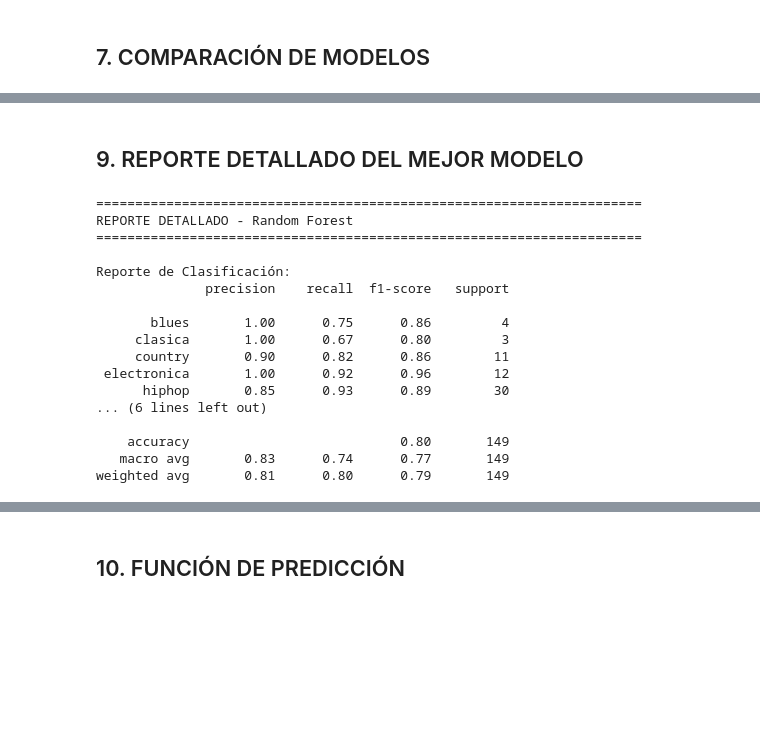
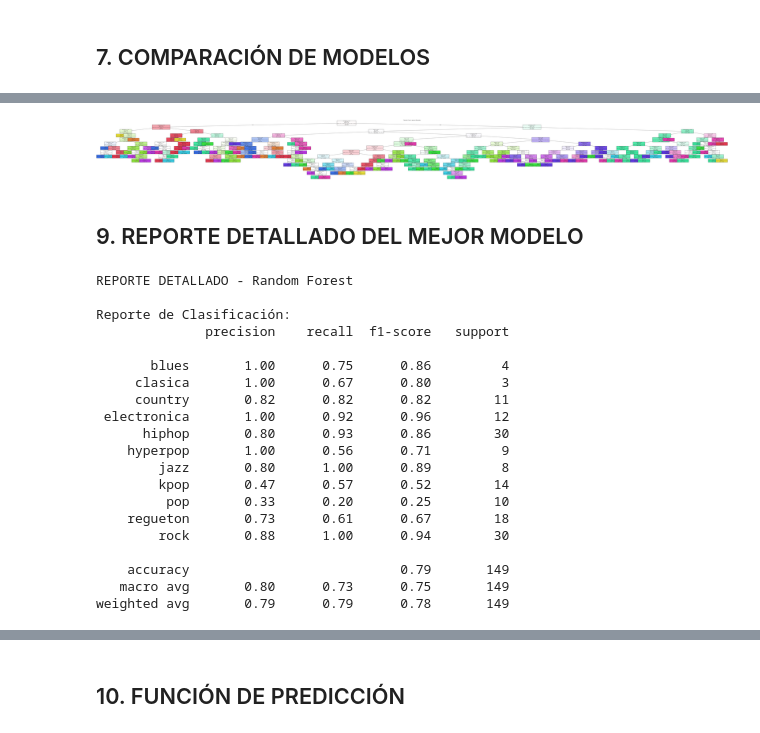
Before and after one commit to GabrielBellesi-edu/AA_generos_musicales, a Jupyter notebook: notebooks/05-Entrenamiento-modelos.ipynb, the cells around one changed output, grey strips where cells are left out. Saved outputs shown, nothing was run; the diff lists cells and outputs as text; code cells hidden in the pictures; blank space fills up the shorter version.

```diff
--- a/notebooks/05-Entrenamiento-modelos.ipynb
+++ b/notebooks/05-Entrenamiento-modelos.ipynb
@@ -69,25 +162,16 @@ Géneros únicos: ['blues' 'clasica' 'country' 'electronica' 'hiphop' 'hyperpop'
 # %% [markdown]
 ## 4. DIVISIÓN DE DATOS
 # %%
-# ============================================================================
-# 4. DIVISIÓN DE DATOS
-# ============================================================================
-print("\nDividiendo datos en entrenamiento y prueba...")
-
 X_train, X_test, y_train, y_test = train_test_split(
-    X, y_encoded, test_size=0.2, random_state=42, stratify=y_encoded
+    X, y_encoded,
+    test_size=0.2,
+    random_state=42,
+    stratify=y_encoded
 )
 
-print(f"Conjunto de entrenamiento: {X_train.shape[0]} muestras")
-print(f"Conjunto de prueba: {X_test.shape[0]} muestras")
-
-
-# Mostrar la distribución con nombres de géneros
-generos = label_encoder.classes_
-
-print("\nDistribución de géneros en entrenamiento:")
+print(f"{X_train.shape[0]} muestras de entrenamiento. \nDistribución de géneros:")
 print(pd.Series(label_encoder.inverse_transform(y_train)).value_counts())
 
-print("\nDistribución de géneros en prueba:")
+print(f"\n{X_test.shape[0]} muestras de prueba. \nDistribución de géneros:")
 print(pd.Series(label_encoder.inverse_transform(y_test)).value_counts())
 # %% [output]
@@ -482,30 +610,53 @@ Generando comparación de kernels SVM...
+# %%
+from sklearn import tree
+import matplotlib.pyplot as plt
+
+# Recuperar el modelo desde tu diccionario
+mejor_modelo = resultados['Random Forest']['modelo']
+
+# Tomar un árbol individual del bosque (por ejemplo, el primero)
+arbol = mejor_modelo.estimators_[0]
+
+# Crear figura
+plt.figure(figsize=(128, 12))
+tree.plot_tree(
+    arbol,
+    feature_names=X.columns,              # columnas de tus features
+    class_names=label_encoder.classes_,   # nombres de las clases
+    filled=True,
+    rounded=True,
+    fontsize=8
+)
+plt.title("Random Forest - generos Musicales")
+plt.savefig('../reports/figures/05-random-forest-generos-musicales.png', dpi=300, bbox_inches='tight')
+plt.show()
+# %% [output]
+[figure, added]
 # %% [markdown]
 ## 9. REPORTE DETALLADO DEL MEJOR MODELO
 # %%
-# ============================================================================
-# 9. REPORTE DETALLADO DEL MEJOR MODELO
-# ============================================================================
-print("\n" + "="*70)
 print(f"REPORTE DETALLADO - {mejor_modelo_nombre}")
-print("="*70)
 
 print("\nReporte de Clasificación:")
 print(classification_report(y_test, mejor_predictions,target_names=label_encoder.classes_))
 # %% [output]
-======================================================================
 REPORTE DETALLADO - Random Forest
-======================================================================
 
 Reporte de Clasificación:
               precision    recall  f1-score   support
 
        blues       1.00      0.75      0.86         4
      clasica       1.00      0.67      0.80         3
-     country       0.90      0.82      0.86        11
+     country       0.82      0.82      0.82        11
  electronica       1.00      0.92      0.96        12
-      hiphop       0.85      0.93      0.89        30
-... (6 lines left out)
+      hiphop       0.80      0.93      0.86        30
+    hyperpop       1.00      0.56      0.71         9
+        jazz       0.80      1.00      0.89         8
+        kpop       0.47      0.57      0.52        14
+         pop       0.33      0.20      0.25        10
+    regueton       0.73      0.61      0.67        18
+        rock       0.88      1.00      0.94        30
 
-    accuracy                           0.80       149
-   macro avg       0.83      0.74      0.77       149
-weighted avg       0.81      0.80      0.79       149
+    accuracy                           0.79       149
+   macro avg       0.80      0.73      0.75       149
+weighted avg       0.79      0.79      0.78       149
```
Also changed, not shown: parts of 27 cells of this notebook, 25 other files.
